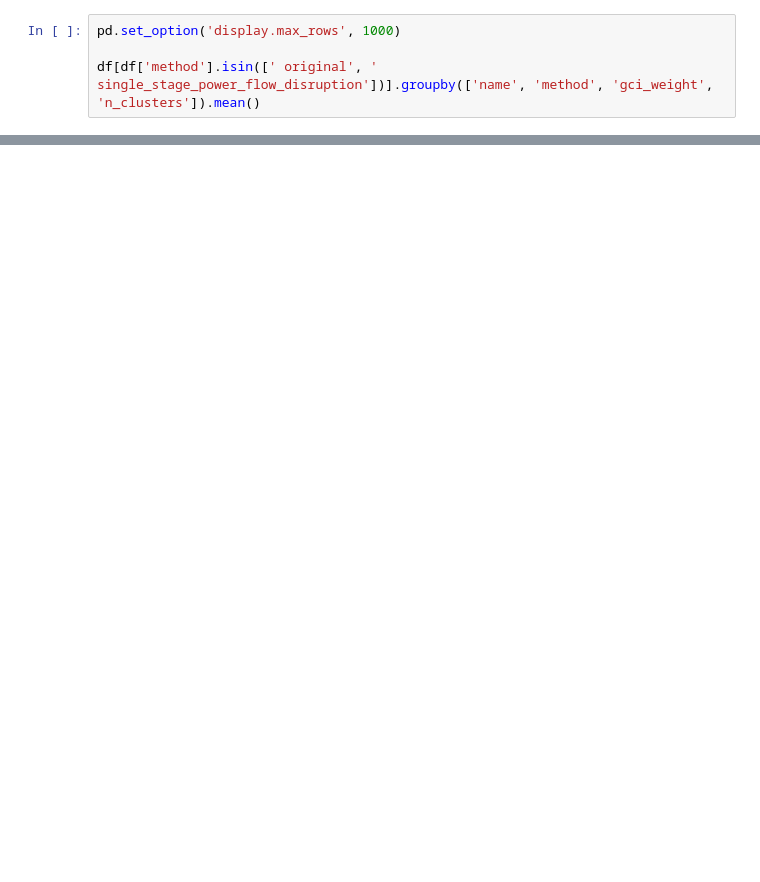
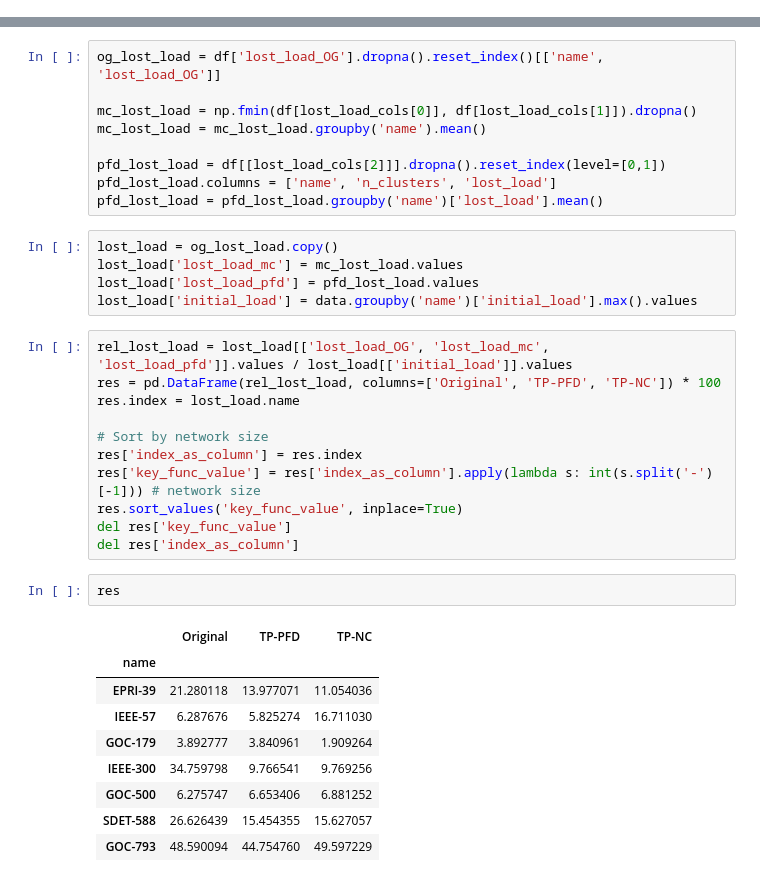
Before and after one commit to leonlan/tree-partitioning, a Jupyter notebook: notebooks/cascading-failures.ipynb, the cells around one changed output, grey strips where cells are left out. Drawn from its saved outputs; the diff is of its cells as text; blank space fills up the shorter version.

```diff
--- a/notebooks/cascading-failures.ipynb
+++ b/notebooks/cascading-failures.ipynb
@@ -97,4 +103,0 @@ df[df['method'].isin([' original', ' two_stage_maximum_congestion'])].groupby(['
-# %%
-pd.set_option('display.max_rows', 1000)
-
-df[df['method'].isin([' original', ' single_stage_power_flow_disruption'])].groupby(['name', 'method', 'gci_weight', 'n_clusters']).mean()
@@ -184,0 +137,37 @@ NameError: name 'cases' is not defined
+# %%
+og_lost_load = df['lost_load_OG'].dropna().reset_index()[['name', 'lost_load_OG']]
+
+mc_lost_load = np.fmin(df[lost_load_cols[0]], df[lost_load_cols[1]]).dropna()
+mc_lost_load = mc_lost_load.groupby('name').mean()
+
+pfd_lost_load = df[[lost_load_cols[2]]].dropna().reset_index(level=[0,1])
+pfd_lost_load.columns = ['name', 'n_clusters', 'lost_load']
+pfd_lost_load = pfd_lost_load.groupby('name')['lost_load'].mean()
+# %%
+lost_load = og_lost_load.copy()
+lost_load['lost_load_mc'] = mc_lost_load.values
+lost_load['lost_load_pfd'] = pfd_lost_load.values
+lost_load['initial_load'] = data.groupby('name')['initial_load'].max().values
+# %%
+rel_lost_load = lost_load[['lost_load_OG', 'lost_load_mc', 'lost_load_pfd']].values / lost_load[['initial_load']].values
+res = pd.DataFrame(rel_lost_load, columns=['Original', 'TP-PFD', 'TP-NC']) * 100
+res.index = lost_load.name
+
+# Sort by network size
+res['index_as_column'] = res.index
+res['key_func_value'] = res['index_as_column'].apply(lambda s: int(s.split('-')[-1])) # network size
+res.sort_values('key_func_value', inplace=True)
+del res['key_func_value']
+del res['index_as_column']
+# %%
+res
+# %% [output]
+|  | Original | TP-PFD | TP-NC |
+| name |  |  |  |
+| EPRI-39 | 21.280118 | 13.977071 | 11.054036 |
+| IEEE-57 | 6.287676 | 5.825274 | 16.711030 |
+| GOC-179 | 3.892777 | 3.840961 | 1.909264 |
+| IEEE-300 | 34.759798 | 9.766541 | 9.769256 |
+| GOC-500 | 6.275747 | 6.653406 | 6.881252 |
+| SDET-588 | 26.626439 | 15.454355 | 15.627057 |
+| GOC-793 | 48.590094 | 44.754760 | 49.597229 |
```
Also changed, not shown: parts of 19 cells of this notebook, 5 other files.
